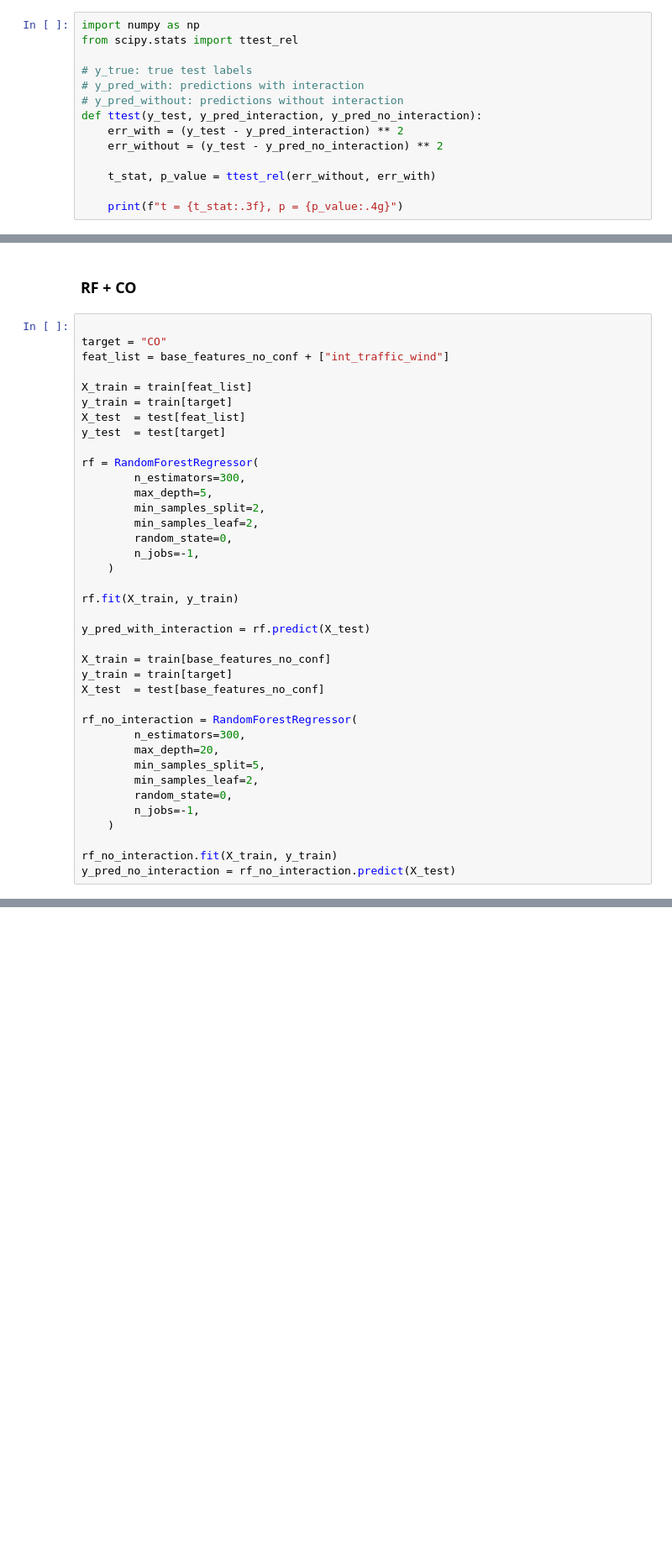
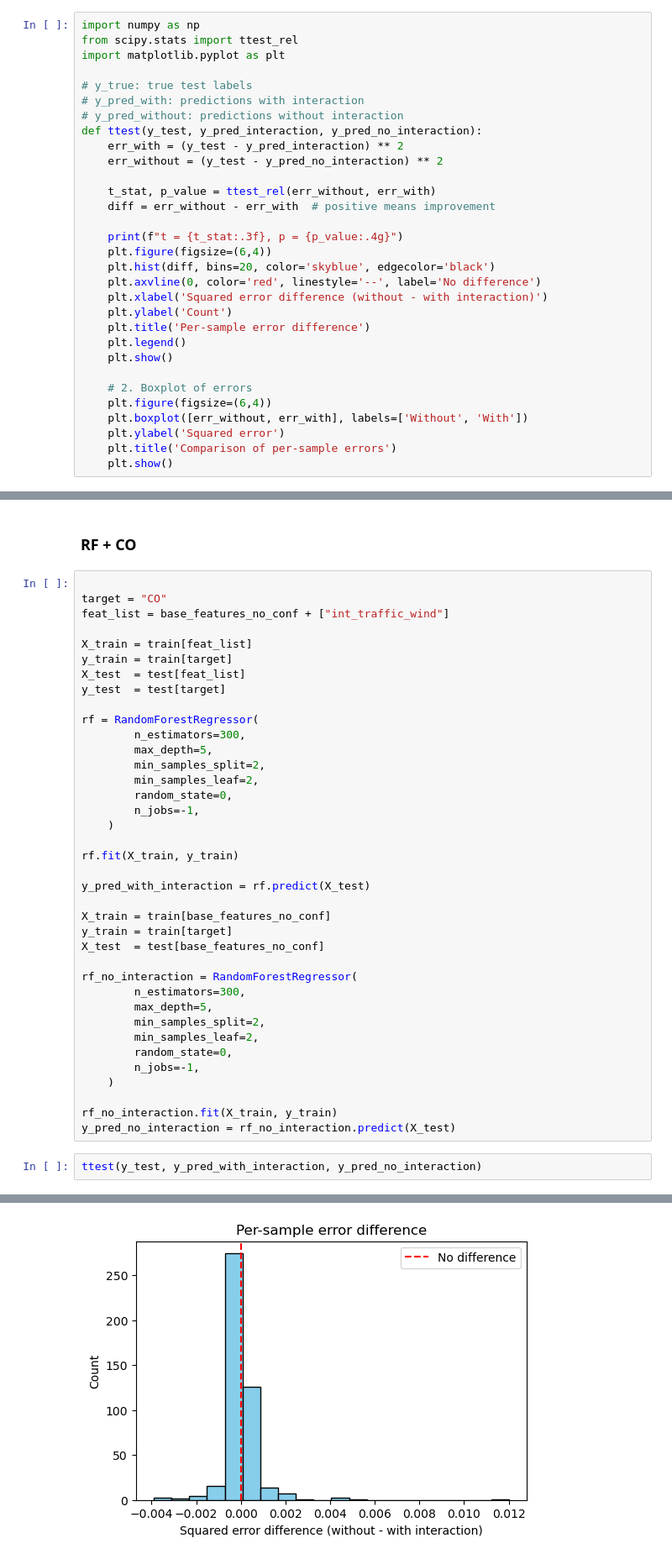
Before and after one commit to Gavision97/Research-Methods, a Jupyter notebook: agg.ipynb, the cells around one changed output, grey strips where cells are left out. Shown at 84% size. Saved outputs shown, nothing was run; the diff lists cells and outputs as text; blank space fills up the shorter version.

```diff
--- a/agg.ipynb
+++ b/agg.ipynb
@@ -63,6 +62,7 @@ y_pred_no_interaction = model.predict(X_test)
 # %%
 import numpy as np
 from scipy.stats import ttest_rel
+import matplotlib.pyplot as plt
 
 # y_true: true test labels
 # y_pred_with: predictions with interaction
@@ -72,8 +72,24 @@ def ttest(y_test, y_pred_interaction, y_pred_no_interaction):
     err_without = (y_test - y_pred_no_interaction) ** 2
 
     t_stat, p_value = ttest_rel(err_without, err_with)
+    diff = err_without - err_with  # positive means improvement
 
     print(f"t = {t_stat:.3f}, p = {p_value:.4g}")
+    plt.figure(figsize=(6,4))
+    plt.hist(diff, bins=20, color='skyblue', edgecolor='black')
+    plt.axvline(0, color='red', linestyle='--', label='No difference')
+    plt.xlabel('Squared error difference (without - with interaction)')
+    plt.ylabel('Count')
+    plt.title('Per-sample error difference')
+    plt.legend()
+    plt.show()
+
+    # 2. Boxplot of errors
+    plt.figure(figsize=(6,4))
+    plt.boxplot([err_without, err_with], labels=['Without', 'With'])
+    plt.ylabel('Squared error')
+    plt.title('Comparison of per-sample errors')
+    plt.show()
 # %%
 ttest(y_test, y_pred_interaction, y_pred_no_interaction)
 # %% [output]
@@ -180,8 +202,8 @@ X_test  = test[base_features_no_conf]
 
 rf_no_interaction = RandomForestRegressor(
         n_estimators=300,
-        max_depth=20,
-        min_samples_split=5,
+        max_depth=5,
+        min_samples_split=2,
         min_samples_leaf=2,
         random_state=0,
         n_jobs=-1,
@@ -189,3 +211,6 @@ rf_no_interaction = RandomForestRegressor(
 
 rf_no_interaction.fit(X_train, y_train)
 y_pred_no_interaction = rf_no_interaction.predict(X_test)
+# %%
+ttest(y_test, y_pred_with_interaction, y_pred_no_interaction)
+# %% [output]
@@ -191,0 +218 @@ y_pred_no_interaction = rf_no_interaction.predict(X_test)
+[figure, added]
```
Also changed, not shown: parts of 5 cells of this notebook.
